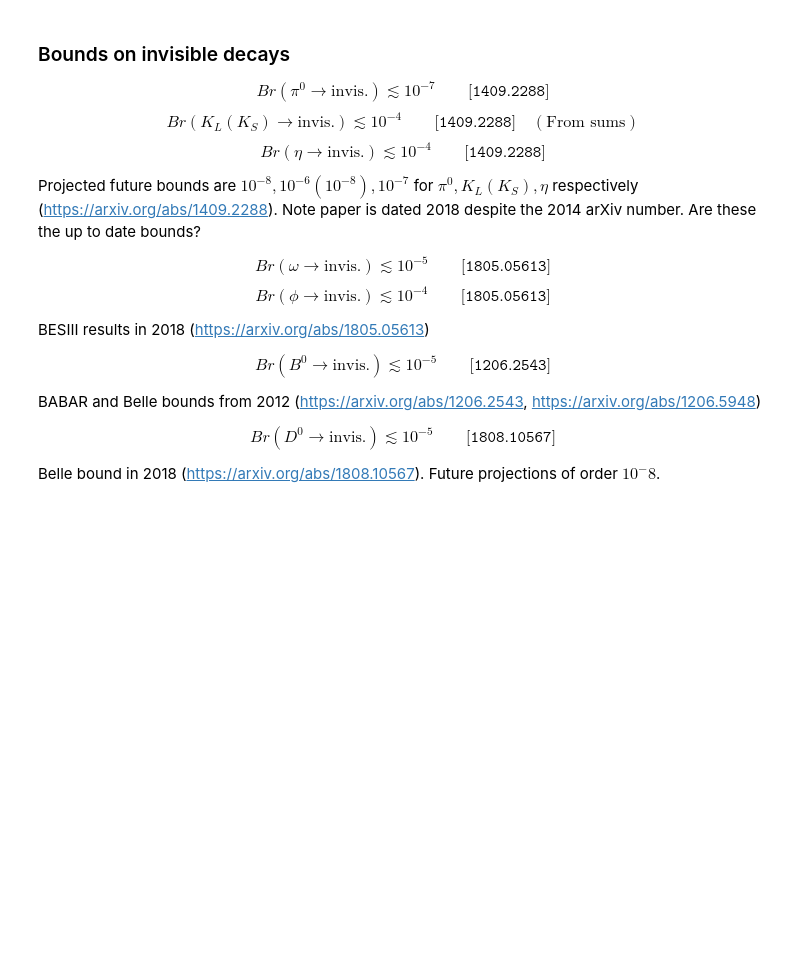
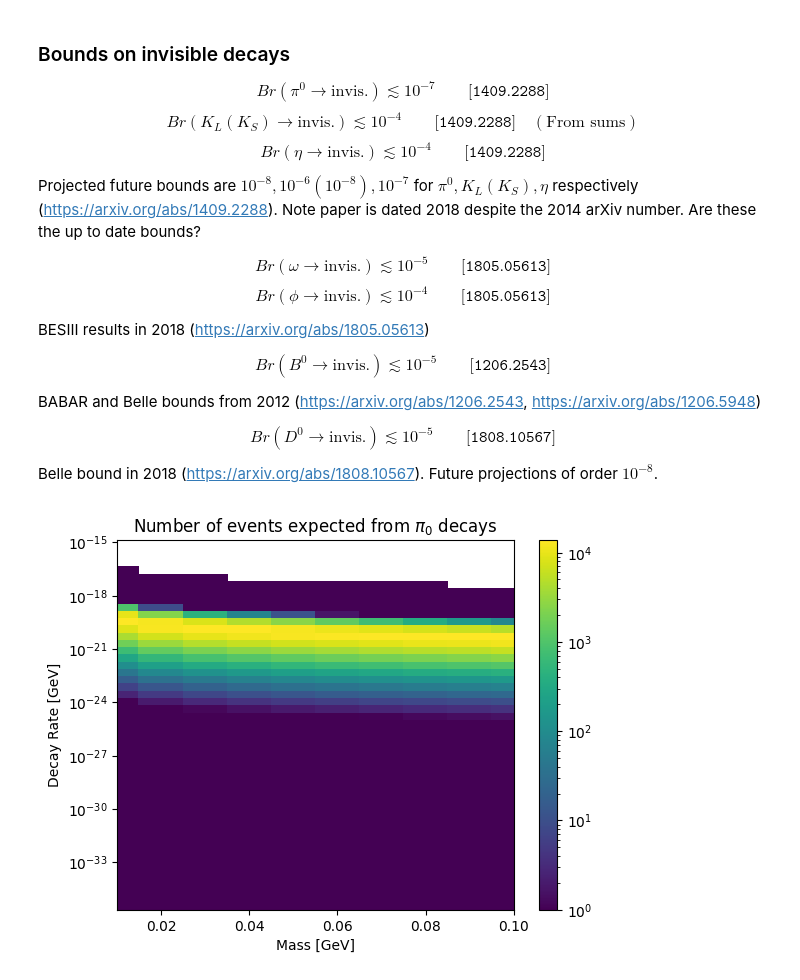
Before and after one commit to mwaterbury/DarkSectorsAtFASER, a Jupyter notebook: FASER Benchmarks.ipynb, the cells around one changed output. Cells and saved outputs as stored; diff of their text form; code cells hidden in the pictures; blank space fills up the shorter version.

```diff
--- a/FASER Benchmarks.ipynb
+++ b/FASER Benchmarks.ipynb
@@ -24,6 +26,4 @@ d     = np.array([[c * tau * p / m for m in ms] for tau in taus])
 
 L     = 400 # Far distance to FASER (m)
 delta = 1.5 # Decay length in FASER (m)
-
-probDecay = delta/d * np.exp(-L/d)
 # %%
@@ -89,7 +104,7 @@ BABAR and Belle bounds from 2012 (https://arxiv.org/abs/1206.2543, https://arxiv
 
 $$ Br(D^0 \rightarrow \text{invis.}) \lesssim 10^{-5} \qquad \texttt{[1808.10567]} $$
 
-Belle bound in 2018 (https://arxiv.org/abs/1808.10567). Future projections of order $10^-8$.
+Belle bound in 2018 (https://arxiv.org/abs/1808.10567). Future projections of order $10^{-8}$.
 # %%
 Br_pi0 = 10**-7
 Br_KL = 10**-4
@@ -111,11 +126,14 @@ B_Decays = probs * N_B * Br_B
 # %%
 plt.pcolor(ms, gammas, pi0_Decays,
           norm=matplotlib.colors.LogNorm(vmin=1))
 plt.xlabel('Mass [GeV]')
 plt.ylabel('Decay Rate [GeV]')
 plt.xlim([0.01,0.1])
 plt.yscale('log')
+plt.title('Number of events expected from $\pi_0$ decays')
 plt.colorbar();
+# %% [output]
+[figure, added]
 # %%
 plt.pcolor(ms, gammas, KL_Decays,
           norm=matplotlib.colors.LogNorm(vmin=1))
```
Also changed, not shown: parts of 12 cells of this notebook, 25 other files.
